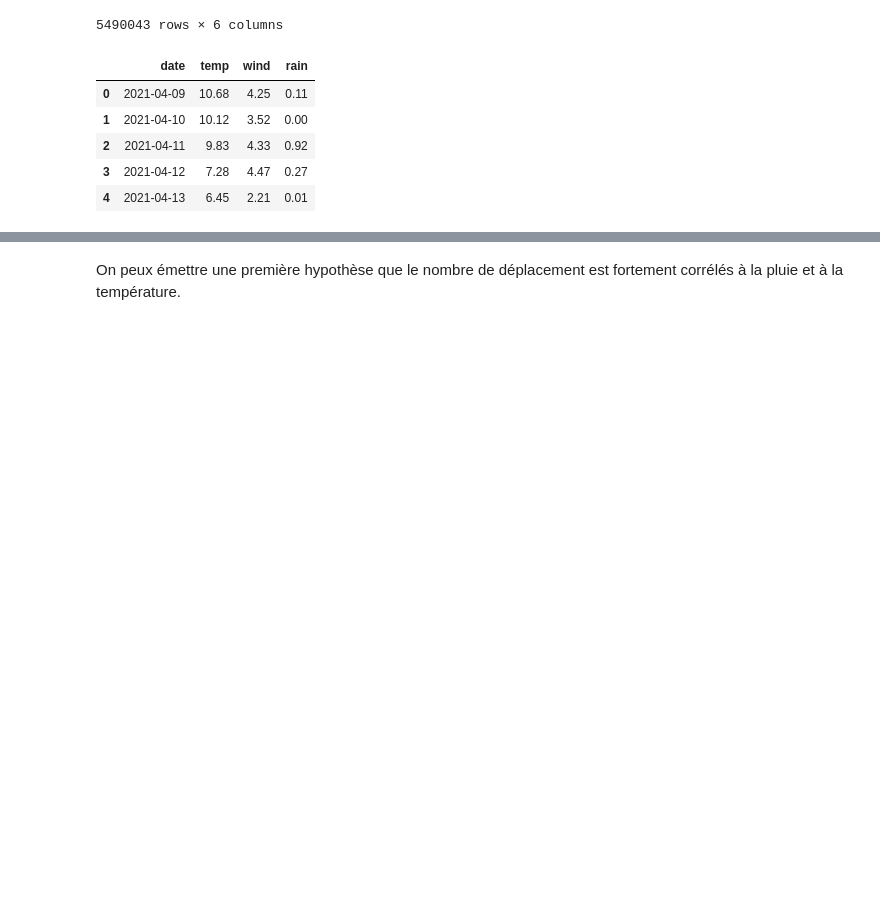
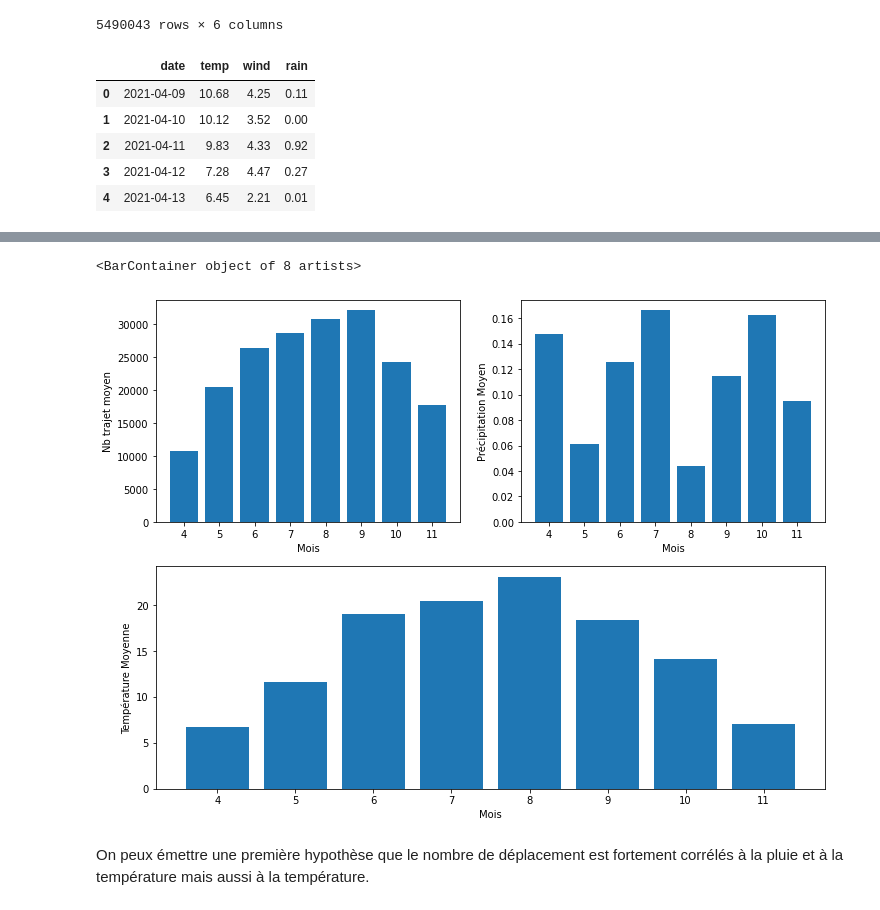
Before and after one commit to LucasScellos/bixi-visualization, a Jupyter notebook: DataCleaning/meteo_preparation.ipynb, the cells around one changed output, grey strips where cells are left out. Cells and saved outputs as stored; diff of their text form; code cells hidden in the pictures; blank space fills up the shorter version.

```diff
--- a/DataCleaning/meteo_preparation.ipynb
+++ b/DataCleaning/meteo_preparation.ipynb
@@ -111,4 +114,28 @@ plt.scatter("wind","nb",data=data)
+# %%
+df_month=df.groupby(["Month"]).mean()
+df_month.reset_index(inplace=True)
+# %%
+gs = gridspec.GridSpec(2, 2)
+
+plt.figure(figsize=(12,9))
+plt.subplot(gs[0, 0])
+plt.ylabel("Nb trajet moyen")
+plt.xlabel("Mois")
+plt.bar(x='Month',height="nb",data=df_month)
+
+plt.subplot(gs[0, 1])
+plt.ylabel("Précipitation Moyen")
+plt.xlabel("Mois")
+plt.bar(x='Month',height="rain",data=df_month)
+
+plt.subplot(gs[1, :])
+plt.ylabel("Température Moyenne")
+plt.xlabel("Mois")
+plt.bar(x='Month',height="temp",data=df_month)
+# %% [output]
+<BarContainer object of 8 artists>
+[figure, added]
 # %% [markdown]
-On peux émettre une première hypothèse que le nombre de déplacement est fortement corrélés à la pluie et à la température.
+On peux émettre une première hypothèse que le nombre de déplacement est fortement corrélés à la pluie et à la température mais aussi à la température.
 # %%
 df.to_csv('../data/meteo_2021.csv',index=False)
```
Also changed, not shown: parts of 3 cells of this notebook.
